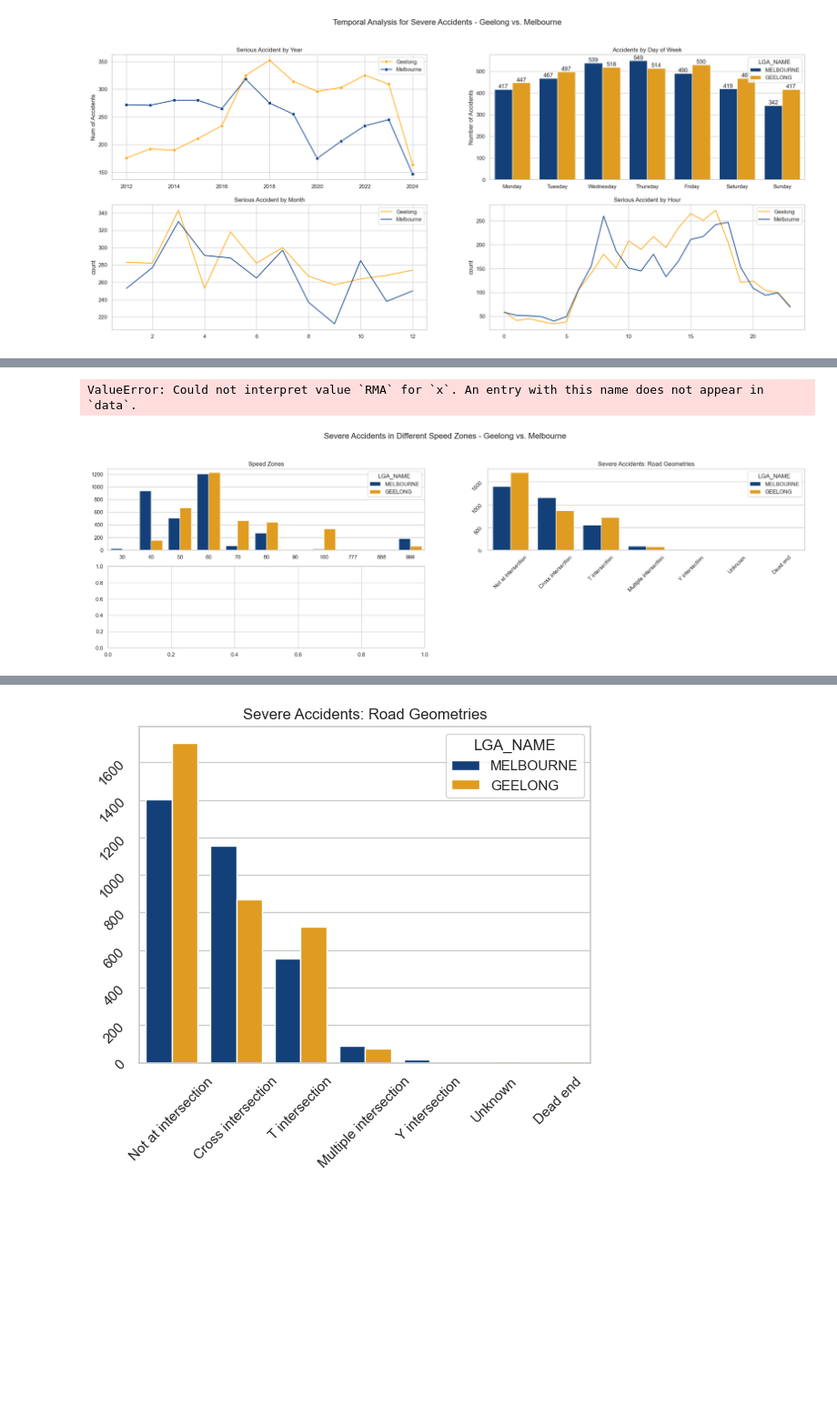
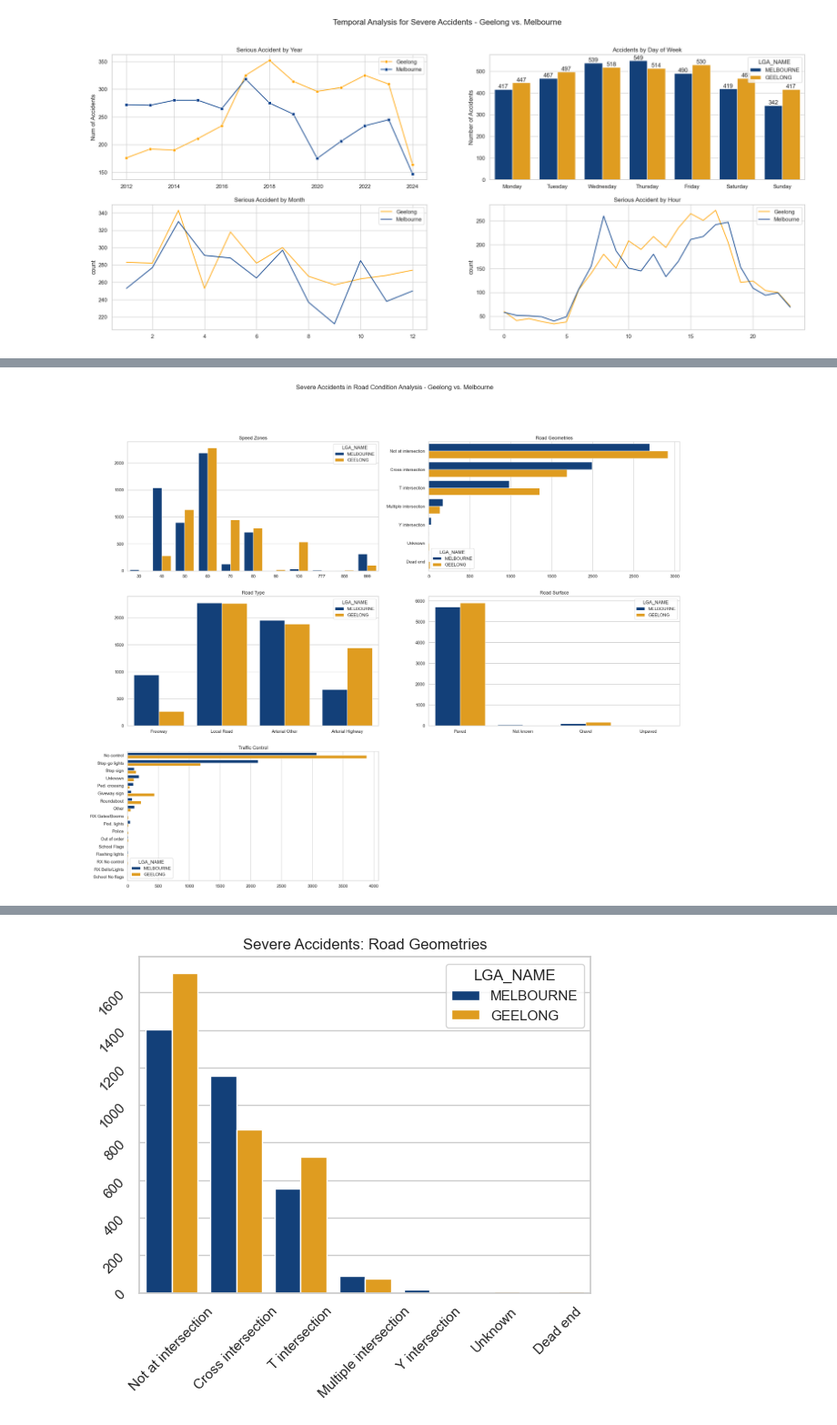
Before and after one commit to DongTran2003/Victoria_road_crash_data, a Jupyter notebook: EDA.ipynb, the cells around one changed output, grey strips where cells are left out. Shown at 91% size. Saved outputs shown, nothing was run; the diff lists cells and outputs as text; code cells hidden in the pictures; blank space fills up the shorter version.

```diff
--- a/EDA.ipynb
+++ b/EDA.ipynb
@@ -1057,4 +1057,4 @@ plt.show()
 # %% [output]
 [figure]
 # %%
-Geelong_Melbourne_data.merge(vehicles, how='inner')
+Geelong_Melbourne_data = Geelong_Melbourne_data.merge(vehicles, how='inner')
@@ -1075,43 +1061,39 @@ Geelong_Melbourne_data.merge(vehicles, how='inner')
 # %%
-plt.figure(figsize=(25, 10))
-plt.suptitle('Severe Accidents in Different Speed Zones - Geelong vs. Melbourne', fontsize=16)
+plt.figure(figsize=(25, 20))
+plt.suptitle('Severe Accidents in Road Condition Analysis - Geelong vs. Melbourne', fontsize=16)
 
 plt.subplot(3,2,1)
 ax = sns.countplot(data=Geelong_Melbourne_data, x='SPEED_ZONE', hue='LGA_NAME', palette={'MELBOURNE': '#023E8A', 'GEELONG': 'orange'})
 plt.title('Speed Zones')
 plt.xlabel('')
 plt.ylabel('')
 
 
 plt.subplot(3,2,2)
-ax = sns.countplot(data=Geelong_Melbourne_data, x='ROAD_GEOMETRY_DESC', hue='LGA_NAME', palette={'MELBOURNE': '#023E8A', 'GEELONG': 'orange'})
-plt.title('Severe Accidents: Road Geometries')
+ax = sns.countplot(data=Geelong_Melbourne_data, y='ROAD_GEOMETRY_DESC', hue='LGA_NAME', palette={'MELBOURNE': '#023E8A', 'GEELONG': 'orange'})
+plt.title('Road Geometries')
 plt.xlabel('')
 plt.ylabel('')
-plt.tick_params(rotation=45)
+# plt.tick_params(rotation=45)
 
 plt.subplot(3,2,3)
 ax = sns.countplot(data=Geelong_Melbourne_data, x='RMA', hue='LGA_NAME', palette={'MELBOURNE': '#023E8A', 'GEELONG': 'orange'})
-plt.title('Severe Accidents: Road Geometries')
+plt.title('Road Type')
 plt.xlabel('')
 plt.ylabel('')
-plt.tick_params(rotation=45)
 
 plt.subplot(3,2,4)
 ax = sns.countplot(data=Geelong_Melbourne_data, x='ROAD_SURFACE_TYPE_DESC', hue='LGA_NAME', palette={'MELBOURNE': '#023E8A', 'GEELONG': 'orange'})
-plt.title('Severe Accidents: Road Geometries')
+plt.title('Road Surface')
 plt.xlabel('')
 plt.ylabel('')
-plt.tick_params(rotation=45)
 
 plt.subplot(3,2,5)
-ax = sns.countplot(data=Geelong_Melbourne_data, x='TRAFFIC_CONTROL_DESC', hue='LGA_NAME', palette={'MELBOURNE': '#023E8A', 'GEELONG': 'orange'})
-plt.title('Severe Accidents: Road Geometries')
+ax = sns.countplot(data=Geelong_Melbourne_data, y='TRAFFIC_CONTROL_DESC', hue='LGA_NAME', palette={'MELBOURNE': '#023E8A', 'GEELONG': 'orange'})
+plt.title('Traffic Control')
 plt.xlabel('')
 plt.ylabel('')
-plt.tick_params(rotation=45)
 
 plt.show()
 # %% [output]
-ValueError: Could not interpret value `RMA` for `x`. An entry with this name does not appear in `data`.
-[figure, old version]
+[figure, new version]
```
Also changed, not shown: parts of 5 cells of this notebook.
